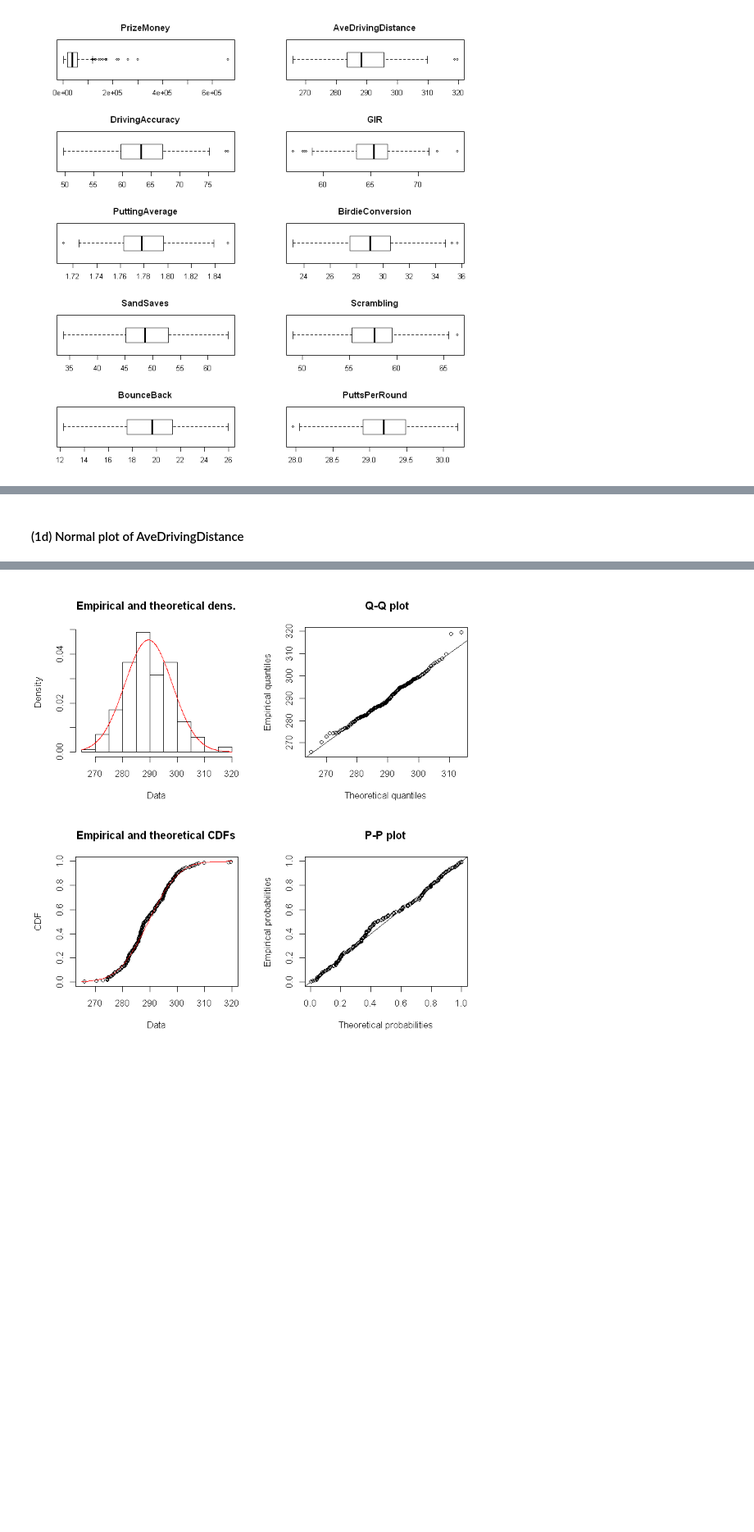
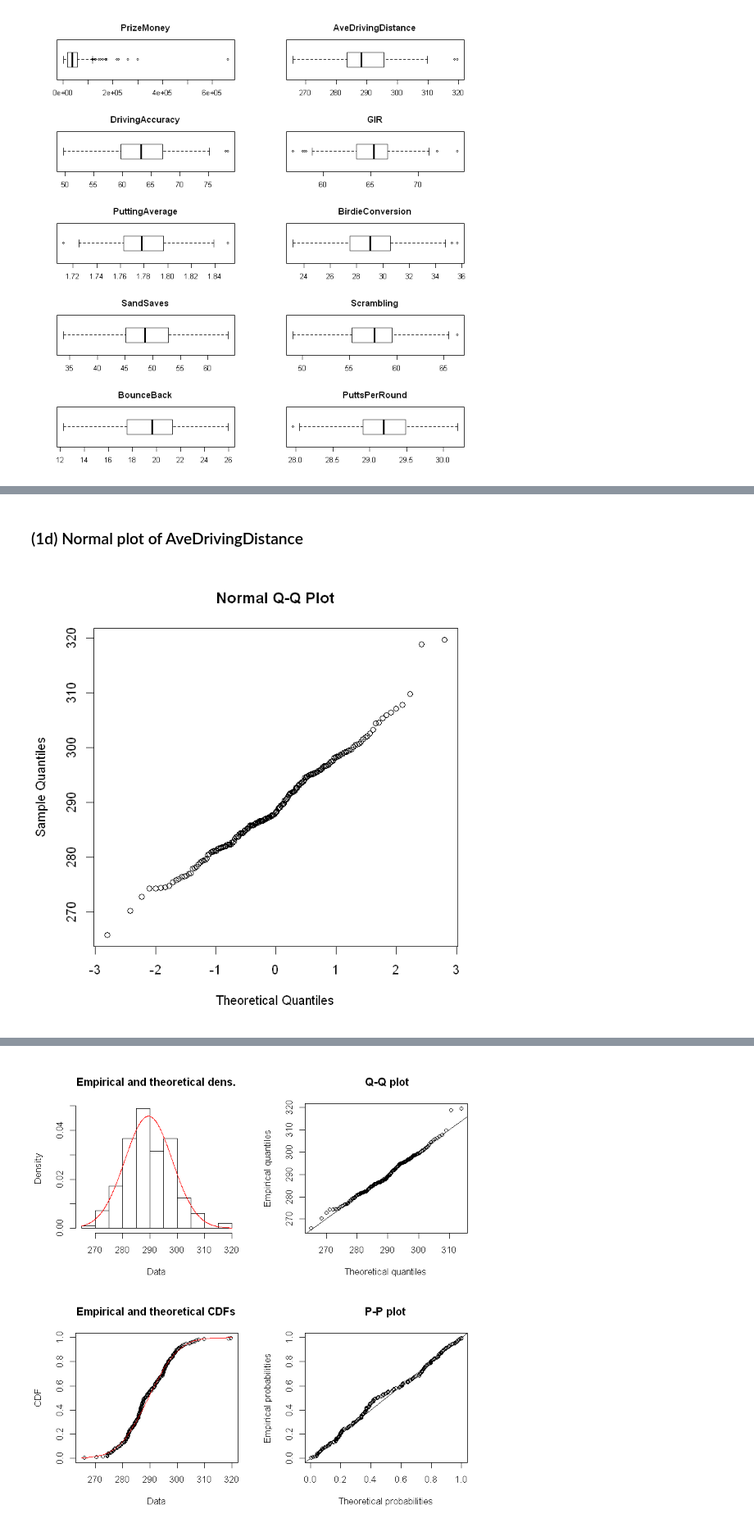
Before and after one commit to ngocdha/hw_Statistical_Learning, a Jupyter notebook: Labs/Lab_4/Untitled.ipynb, the cells around one changed output, grey strips where cells are left out. Shown: that part at 82% size. Cells and saved outputs as stored; diff of their text form; code cells hidden in the pictures; blank space fills up the shorter version.

```diff
--- a/Labs/Lab_4/Untitled.ipynb
+++ b/Labs/Lab_4/Untitled.ipynb
@@ -91,2 +92,7 @@ hist(pga$AveDrivingDistance, prob = T, main = 'Average Driving Distance', xlab =
 # %% [markdown]
-#### (1d) Normal plot of AveDrivingDistance
+### (1d) Normal plot of AveDrivingDistance
+# %%
+qqnorm(pga$AveDrivingDistance)
+options(repr.plot.width=5, repr.plot.height=6)
+# %% [output]
+[figure, added]
```
Also changed, not shown: parts of 81 cells of this notebook.
